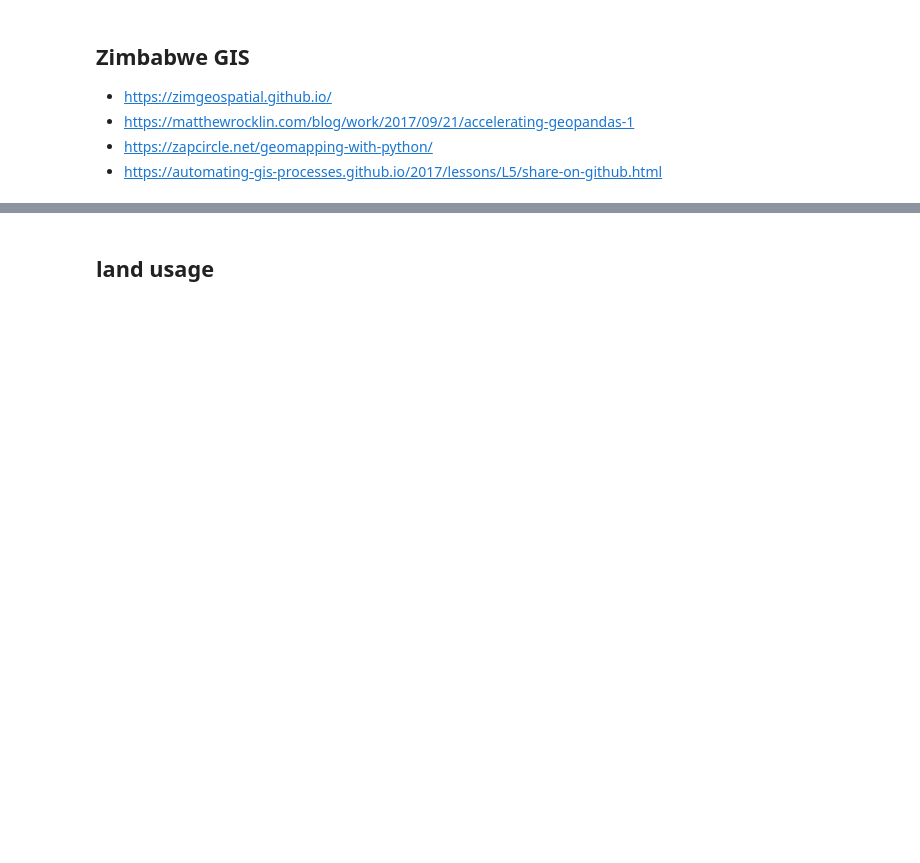
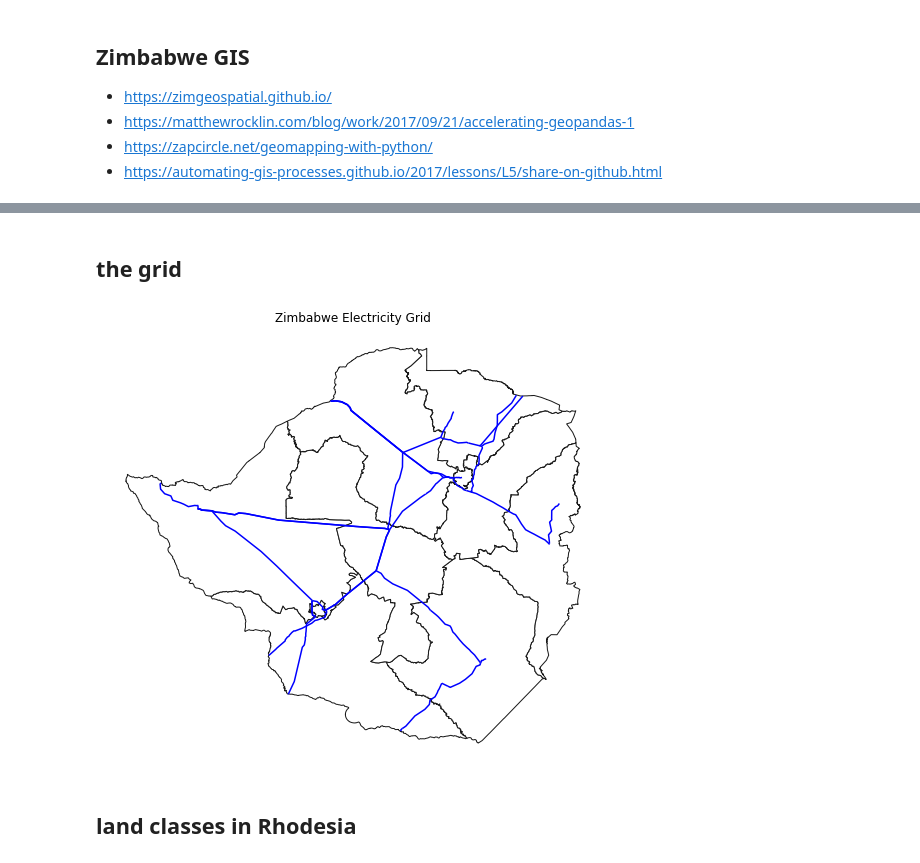
Before and after one commit to dmnfarrell/zimgeo, a Jupyter notebook: maps1.ipynb, the cells around one changed output, grey strips where cells are left out. Saved outputs shown, nothing was run; the diff lists cells and outputs as text; code cells hidden in the pictures; blank space fills up the shorter version.

```diff
--- a/maps1.ipynb
+++ b/maps1.ipynb
@@ -46,5 +147,17 @@ def merc(Coords):
+# %% [markdown]
+## the grid
+# %%
+fig, ax = plt.subplots(1, figsize=(14,8))
+grid = gpd.read_file('data/Zimbabwe_grid.shp')
+prov.plot(ax=ax, color='white', edgecolor='0.1')
+grid.plot(edgecolor='blue',ax=ax)
+ax.axis('off')
+plt.title('Zimbabwe Electricity Grid')
+plt.savefig('images/zim_grid.png',dpi=200)
+# %% [output]
+[figure, added]
 # %% [markdown]
-## land usage
+## land classes in Rhodesia
 # %%
 landuse = gpd.read_file('data/historic_land_classes.shp')
 landuse = landuse.dropna()
```
Also changed, not shown: parts of 26 cells of this notebook, 30 other files.
